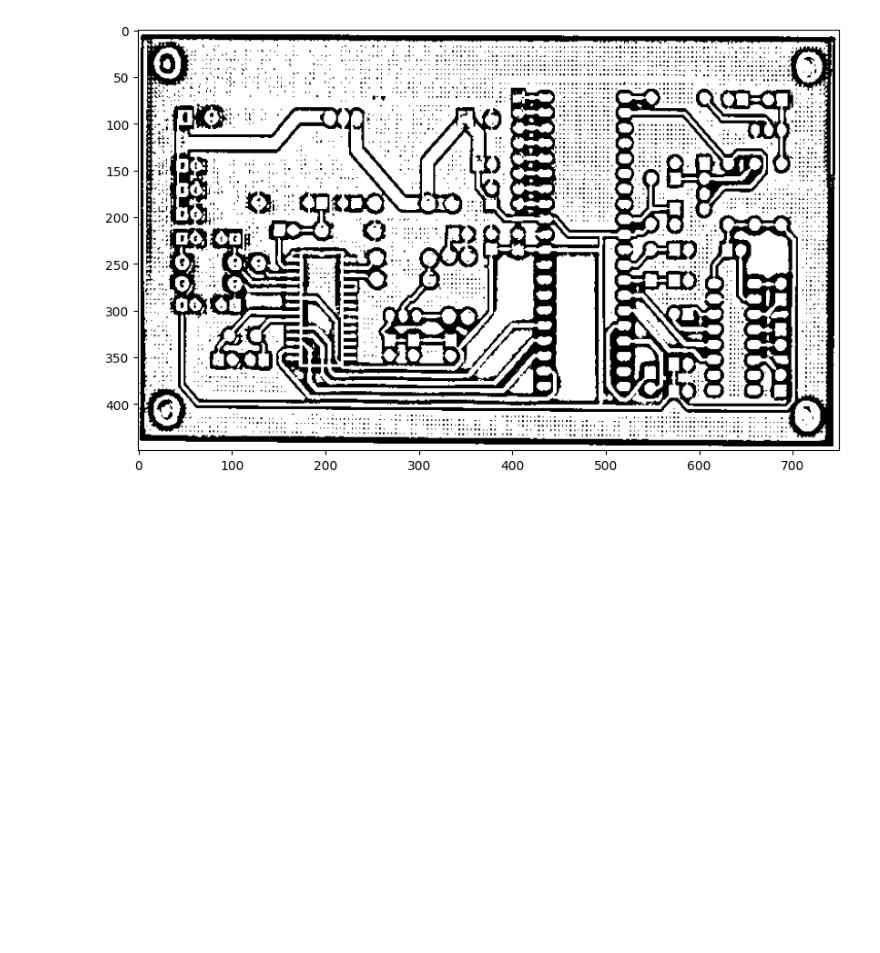
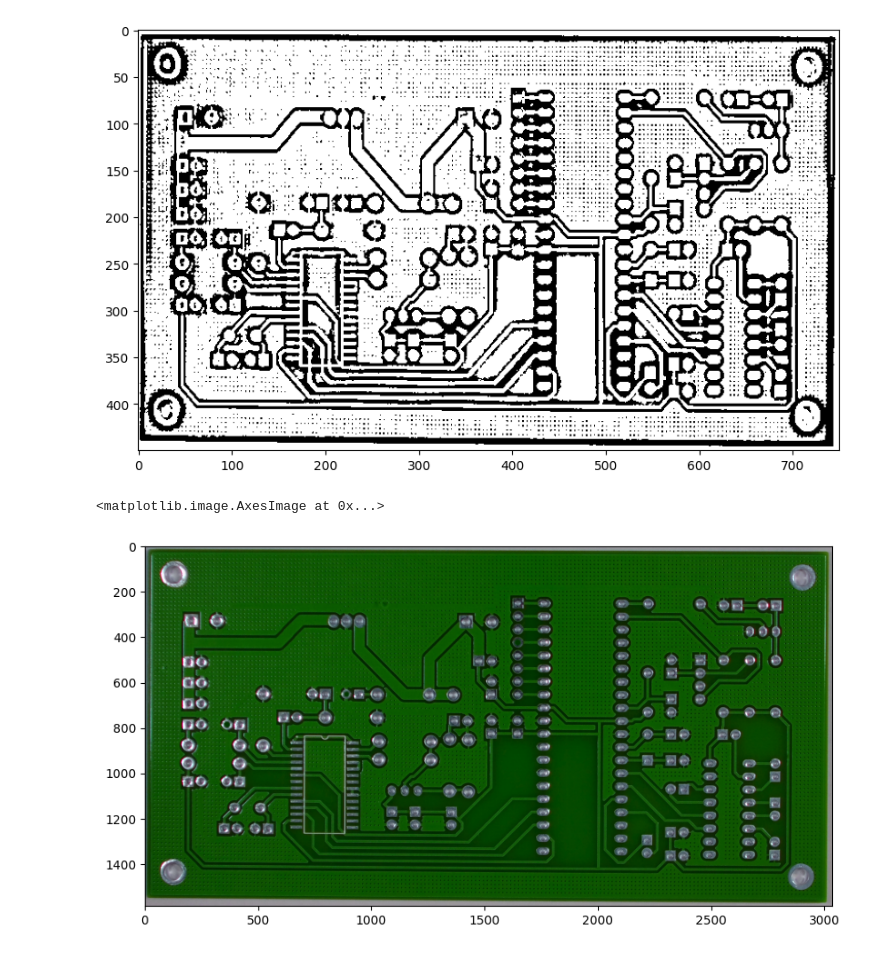
Before and after one commit to Saifullah785/PCB_Defect_Detection_ML_Projects, a Jupyter notebook: Project_01_PCB_Defect_Detection/Project_01_PCB_Defect_Detection_ML_Projects.ipynb, the cells around one changed output. Saved outputs shown, nothing was run; the diff lists cells and outputs as text; code cells hidden in the pictures; blank space fills up the shorter version.

Commit message:
Created using Colab while practicing the code in the Project_01_PCB_Defect_Detection_ML_Projects

```diff
--- a/Project_01_PCB_Defect_Detection/Project_01_PCB_Defect_Detection_ML_Projects.ipynb
+++ b/Project_01_PCB_Defect_Detection/Project_01_PCB_Defect_Detection_ML_Projects.ipynb
@@ -113,3 +113,11 @@ plt.imshow(template_adap_thresh, cmap="gray")
 # %% [output]
 <matplotlib.image.AxesImage at 0x...>
 [figure]
+# %%
+rgb_test_img = cv2.imread("/content/drive/MyDrive/Bare-PCB-images-dataset/Defective-PCB-images/Missing_hole/Missing_hole_01/01_missing_hole_10.jpg")
+
+plt.figure(figsize=(10,6))
+plt.imshow(rgb_test_img, cmap="gray")
+# %% [output]
+<matplotlib.image.AxesImage at 0x...>
+[figure, added]
```
